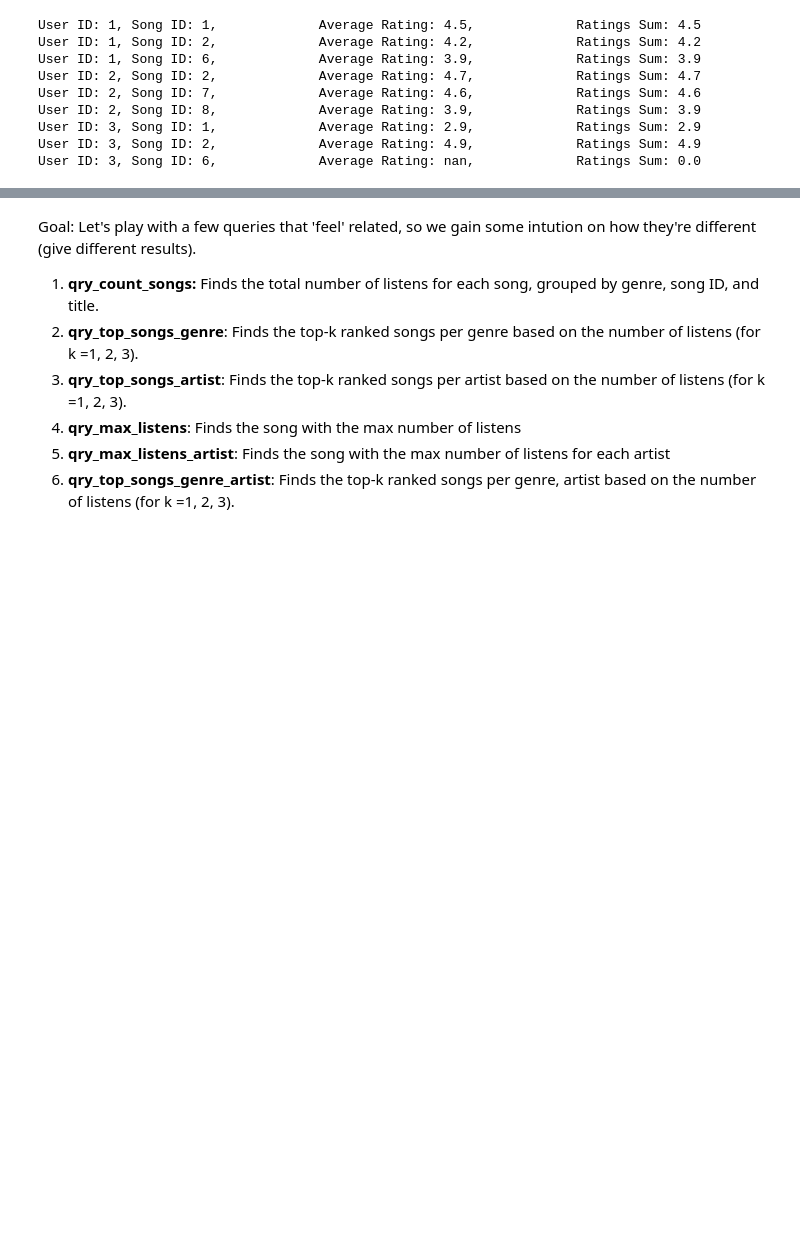
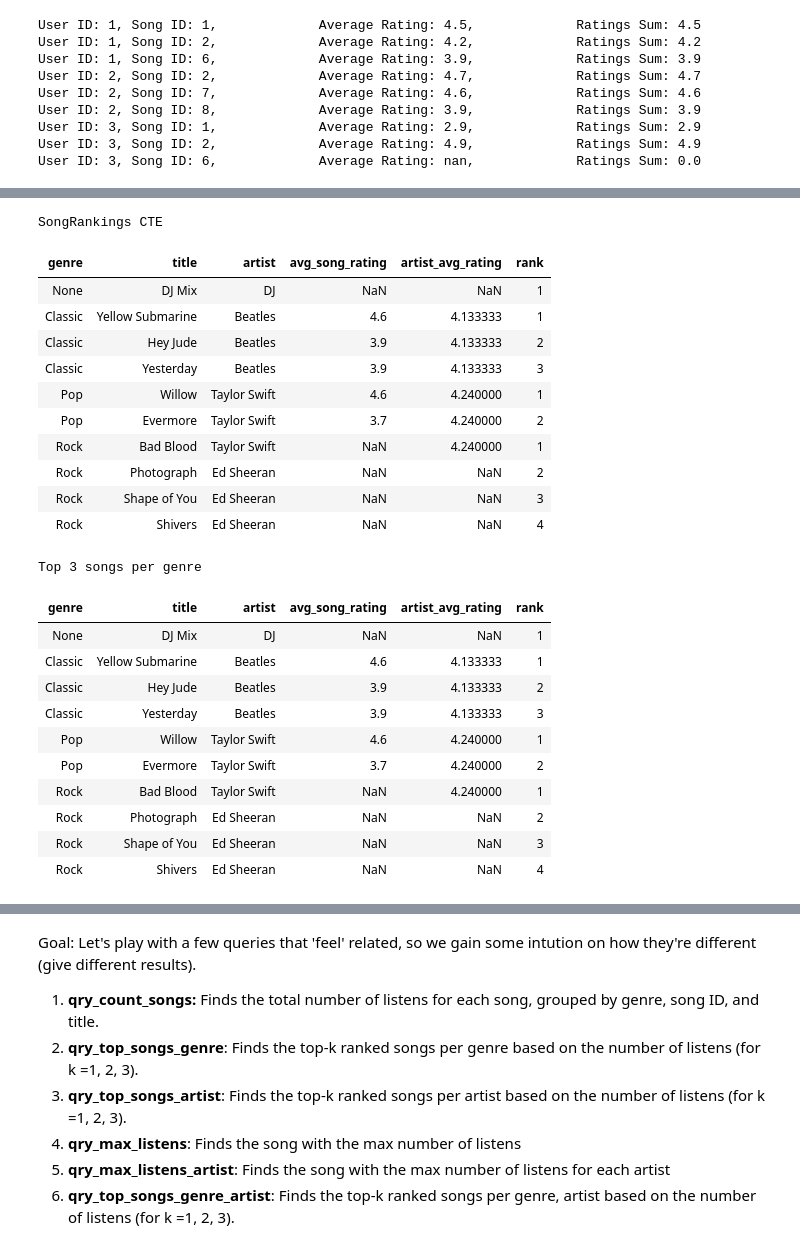
Before and after one commit to shivag/cs145, a Jupyter notebook: Spotify's_SQL_example_CS145.ipynb, the cells around one changed output, grey strips where cells are left out. Saved outputs shown, nothing was run; the diff lists cells and outputs as text; code cells hidden in the pictures; blank space fills up the shorter version.

```diff
--- a/Spotify's_SQL_example_CS145.ipynb
+++ b/Spotify's_SQL_example_CS145.ipynb
@@ -1173,0 +1588,56 @@ User ID: 3, Song ID: 6,             Average Rating: nan,             Ratings Sum
+# %%
+qryTop3Songsv2 = """
+WITH ArtistAvgRating AS (
+    SELECT artist, AVG(rating) as artist_avg_rating
+    FROM Songs
+    LEFT JOIN Listens ON Songs.song_id = Listens.song_id
+    GROUP BY artist
+),
+SongRankings AS (
+    SELECT
+        s.genre,
+        s.title,
+        s.artist,
+        AVG(l.rating) as avg_song_rating,
+        a.artist_avg_rating,
+        ROW_NUMBER() OVER (PARTITION BY s.genre ORDER BY AVG(l.rating) DESC) as rank
+    FROM Songs s
+    LEFT JOIN Listens l ON s.song_id = l.song_id
+    LEFT JOIN ArtistAvgRating a ON s.artist = a.artist
+    GROUP BY s.genre, s.title, s.artist, a.artist_avg_rating
+)
+--SELECT * from ArtistAvgRating;
+--SELECT * from SongRankings;
+SELECT genre, title, artist, avg_song_rating, artist_avg_rating
+FROM SongRankings
+WHERE rank <= 3
+ORDER BY genre, rank
+"""
+runSql('SongRankings CTE', qryTop3Songsv2)
+
+runSql('Top 3 songs per genre', qryTop3Songsv2)
+# %% [output]
+SongRankings CTE
+| genre | title | artist | avg_song_rating | artist_avg_rating | rank |
+| None | DJ Mix | DJ | NaN | NaN | 1 |
+| Classic | Yellow Submarine | Beatles | 4.6 | 4.133333 | 1 |
+| Classic | Hey Jude | Beatles | 3.9 | 4.133333 | 2 |
+| Classic | Yesterday | Beatles | 3.9 | 4.133333 | 3 |
+| Pop | Willow | Taylor Swift | 4.6 | 4.240000 | 1 |
+| Pop | Evermore | Taylor Swift | 3.7 | 4.240000 | 2 |
+| Rock | Bad Blood | Taylor Swift | NaN | 4.240000 | 1 |
+| Rock | Photograph | Ed Sheeran | NaN | NaN | 2 |
+| Rock | Shape of You | Ed Sheeran | NaN | NaN | 3 |
+| Rock | Shivers | Ed Sheeran | NaN | NaN | 4 |
+Top 3 songs per genre
+| genre | title | artist | avg_song_rating | artist_avg_rating | rank |
+| None | DJ Mix | DJ | NaN | NaN | 1 |
+| Classic | Yellow Submarine | Beatles | 4.6 | 4.133333 | 1 |
+| Classic | Hey Jude | Beatles | 3.9 | 4.133333 | 2 |
+| Classic | Yesterday | Beatles | 3.9 | 4.133333 | 3 |
+| Pop | Willow | Taylor Swift | 4.6 | 4.240000 | 1 |
+| Pop | Evermore | Taylor Swift | 3.7 | 4.240000 | 2 |
+| Rock | Bad Blood | Taylor Swift | NaN | 4.240000 | 1 |
+| Rock | Photograph | Ed Sheeran | NaN | NaN | 2 |
+| Rock | Shape of You | Ed Sheeran | NaN | NaN | 3 |
+| Rock | Shivers | Ed Sheeran | NaN | NaN | 4 |
```
Also changed, not shown: parts of 44 cells of this notebook.
